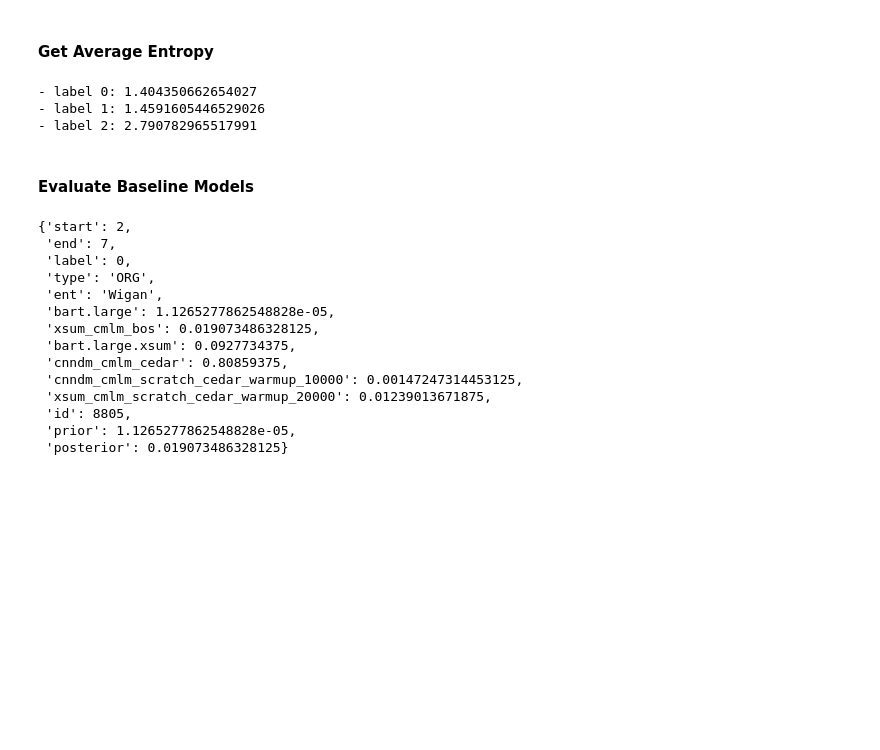
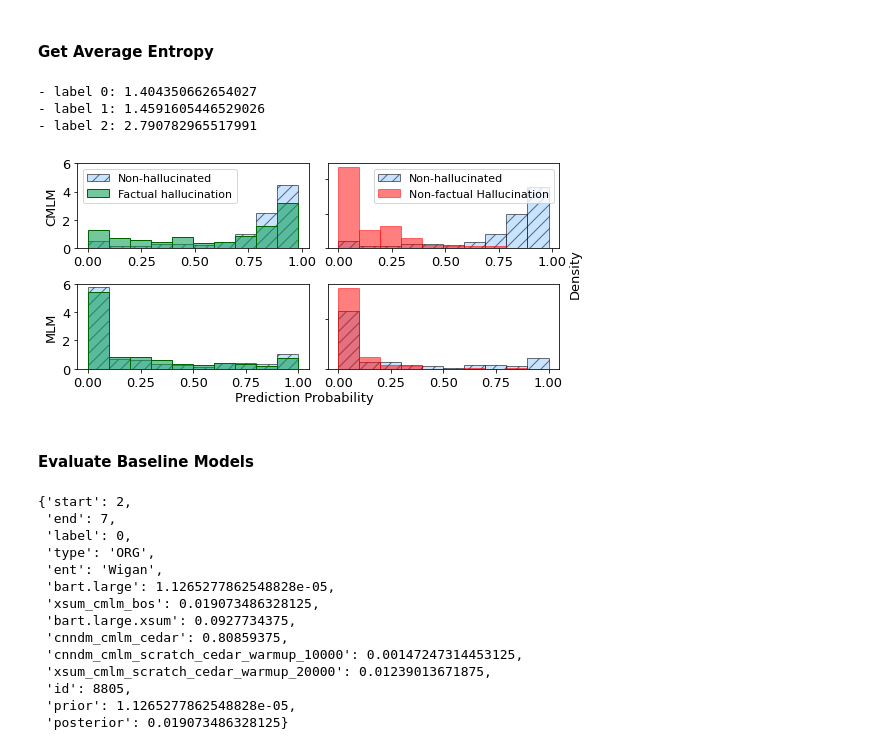
Before and after one commit to mcao610/hallucination_detection, a Jupyter notebook: notebooks/probability_analysis.ipynb, the cells around one changed output. Saved outputs shown, nothing was run; the diff lists cells and outputs as text; code cells hidden in the pictures; blank space fills up the shorter version.

```diff
--- a/notebooks/probability_analysis.ipynb
+++ b/notebooks/probability_analysis.ipynb
@@ -163,7 +163,9 @@ for l in range(3):
         if p['label'] == l and p['prior'] > threshold:
             priors[l].append(p['prior'])
 # %%
-# plot_hist('histogram', posteriors, priors, save_fig=True)
+plot_hist('histogram', posteriors, priors, save_fig=True)
+# %% [output]
+[figure, added]
 # %% [markdown]
 #### Evaluate Baseline Models
 # %%
```
Also changed, not shown: parts of 7 cells of this notebook, 2 other files.
